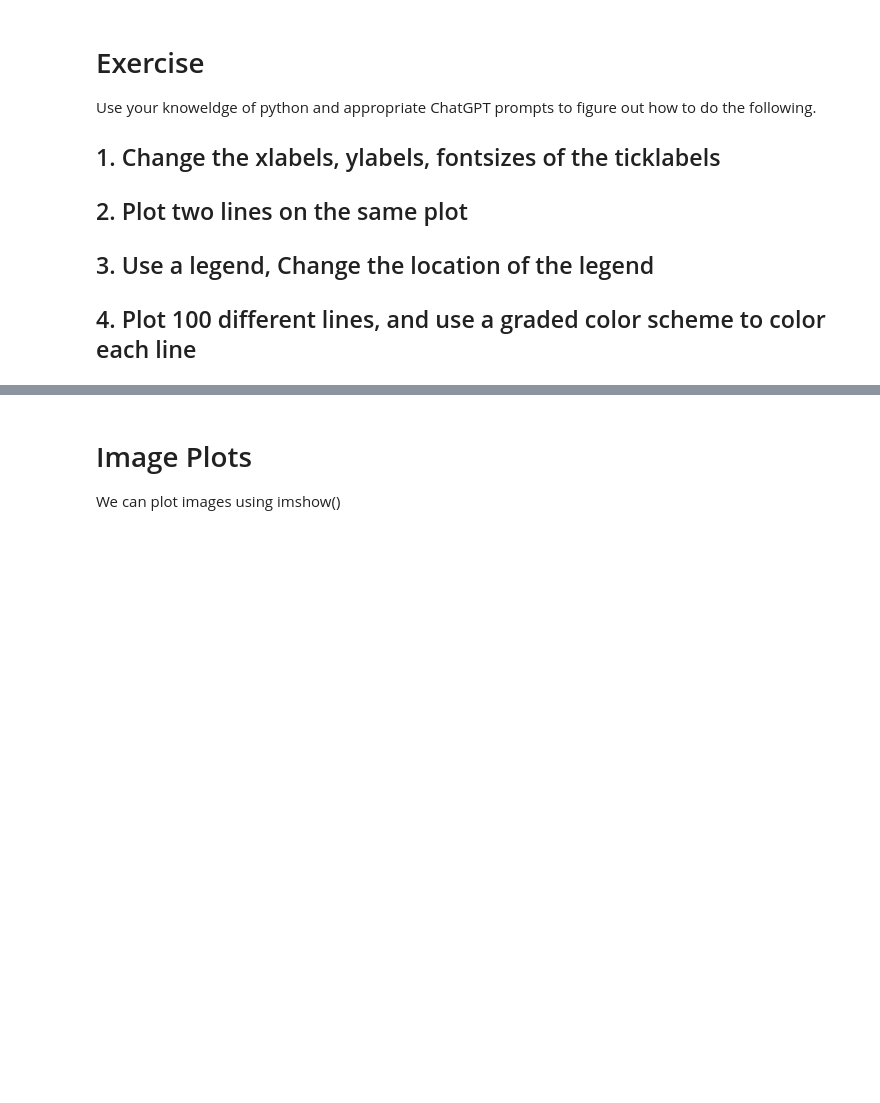
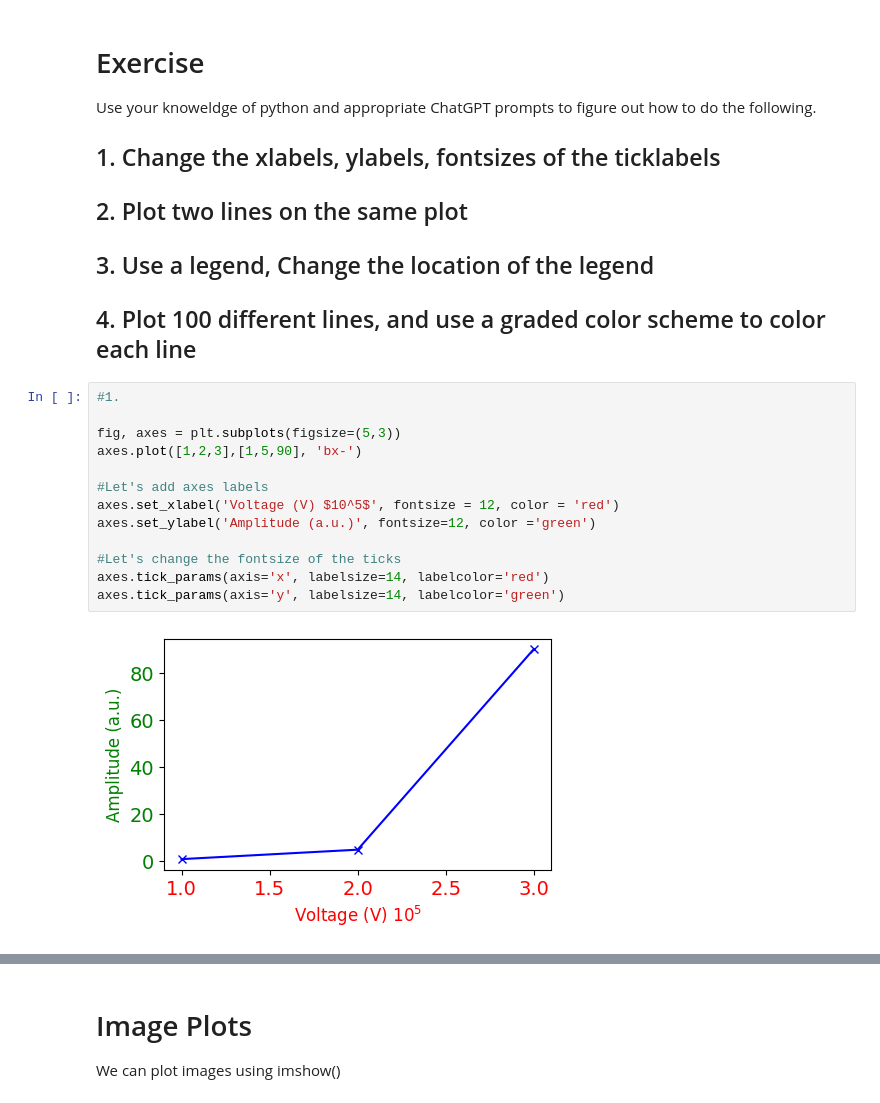
Before and after one commit to ramav87/Introduction-to-Python, a Jupyter notebook: Notebooks/Matplotlib.ipynb, the cells around one changed output, grey strips where cells are left out. Saved outputs shown, nothing was run; the diff lists cells and outputs as text; blank space fills up the shorter version.

```diff
--- a/Notebooks/Matplotlib.ipynb
+++ b/Notebooks/Matplotlib.ipynb
@@ -31,3 +31,18 @@ Use your knoweldge of python and appropriate ChatGPT prompts to figure out how t
 ## 2. Plot two lines on the same plot
 ## 3. Use a legend, Change the location of the legend
 ## 4. Plot 100 different lines, and use a graded color scheme to color each line
+# %%
+#1.
+
+fig, axes = plt.subplots(figsize=(5,3))
+axes.plot([1,2,3],[1,5,90], 'bx-')
+
+#Let's add axes labels
+axes.set_xlabel('Voltage (V) $10^5$', fontsize = 12, color = 'red')
+axes.set_ylabel('Amplitude (a.u.)', fontsize=12, color ='green')
+
+#Let's change the fontsize of the ticks
+axes.tick_params(axis='x', labelsize=14, labelcolor='red')
+axes.tick_params(axis='y', labelsize=14, labelcolor='green')
+# %% [output]
+[figure, added]
```
Also changed, not shown: parts of 16 cells of this notebook.
